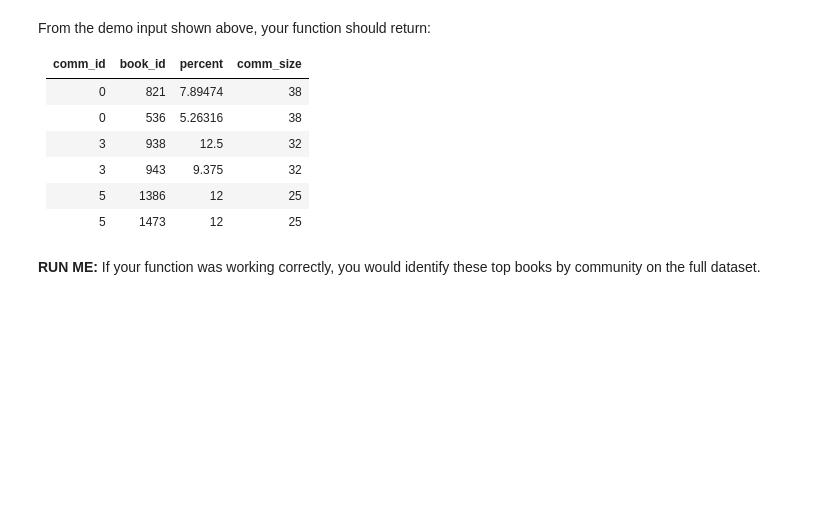
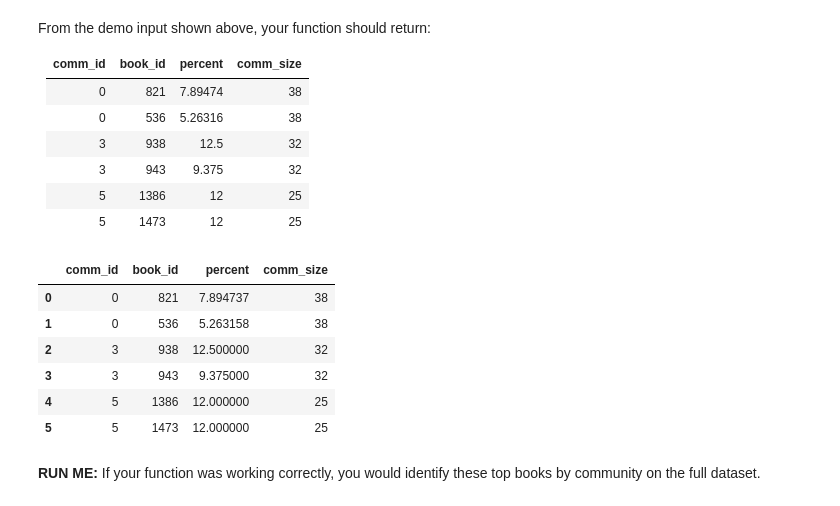
Before and after one commit to Balonglongz/github-codespaces-demo, a Jupyter notebook: Topic 07 MT2 SP23 for Skills OH solution ex 289.ipynb, the cells around one changed output. Drawn from its saved outputs; the diff is of its cells as text; code cells hidden in the pictures; blank space fills up the shorter version.

```diff
--- a/Topic 07 MT2 SP23 for Skills OH solution ex 289.ipynb
+++ b/Topic 07 MT2 SP23 for Skills OH solution ex 289.ipynb
@@ -498,6 +516,73 @@ From the demo input shown above, your function should return:
 |         3 |       943 |   9.375   |          32 |
 |         5 |      1386 |  12       |          25 |
 |         5 |      1473 |  12       |          25 |
+# %%
+# Kathie Solution
+### Exercise 8 solution
+def get_topreads_by_community(xcdf, rank=5):
+  ### BEGIN SOLUTION
+  # Input:
+  # xcdf is a dataFrame witht the following columns: user_id,book_id, comm_id
+  # rank is an integer
+
+  # Goal
+  # For each community,calculate wat percentage of its users read each book
+  # That is, we would like to be able to see something like in community 2,
+  # 25% of the users read book 238. We want to identify the top rank books
+  # There are several strategies :
+  # Determine the number of unique users in each community. You need this information to get percentages.
+  # Determine how many users read each book by community.
+  # Normalize these counts by the community size.
+  # Sort and return the results, retaining just the top rank books in each community.
+  #
+  # Return a new DataFrame with the following columns
+  # comm_id: The community ID
+  # book_id: A book ID that was read in that community
+  # percent: The percentage of the community that read that book.
+  # comm_size: The number of users in the community
+
+  # Strategy
+  # 1. Determine the number of unique users in each community
+  # 2. Determine how many users read each book by community
+  # 3. Normalize these counts by the community size. Step 2 divide by Step 1
+  # 4. Sort result
+  # 5. Retain just the top rank books in each community
+
+  # Solution
+    xcdf_correct = xcdf[['user_id','book_id','comm_id']]
+
+    df_comm_users = xcdf_correct[['comm_id','user_id']].drop_duplicates()
+    df_unique_comm_users_count = df_comm_users.groupby('comm_id').count()
+    df_unique_comm_users_count =  df_unique_comm_users_count.rename(columns={'user_id':'comm_size'})
+    df_unique_comm_users_count = df_unique_comm_users_count.reset_index()
+
+    df_comm_books_count = xcdf_correct.groupby(['comm_id','book_id']).count()
+    df_comm_books_count = df_comm_books_count.rename(columns={'user_id':'book_count'})
+    df_comm_books_count = df_comm_books_count.reset_index()
+
+    df = df_comm_books_count.merge(df_unique_comm_users_count,on='comm_id')
+    df['book_count'] = df['book_count'] / df['comm_size'] *100
+    df = df.rename(columns={'book_count':'percent'})
+
+    df = df.sort_values(by=['comm_id','percent','book_id'],ascending =[True,False,True])
+
+    df = df.groupby('comm_id').head(rank)
+    df =df.reset_index(drop=True)
+
+    return df
+
+
+
+  ### demo function call ###
+get_topreads_by_community(demo_xcdf_ex8, demo_rank_ex8)
+# %% [output]
+|  | comm_id | book_id | percent | comm_size |
+| 0 | 0 | 821 | 7.894737 | 38 |
+| 1 | 0 | 536 | 5.263158 | 38 |
+| 2 | 3 | 938 | 12.500000 | 32 |
+| 3 | 3 | 943 | 9.375000 | 32 |
+| 4 | 5 | 1386 | 12.000000 | 25 |
+| 5 | 5 | 1473 | 12.000000 | 25 |
 # %%
 ### Exercise 8 solution
 def get_topreads_by_community(xcdf, rank=5):
```
Also changed, not shown: parts of 5 cells of this notebook.
